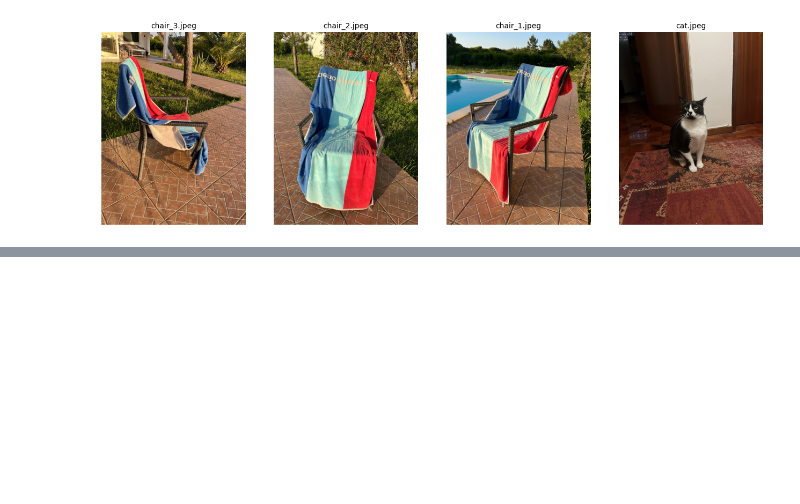
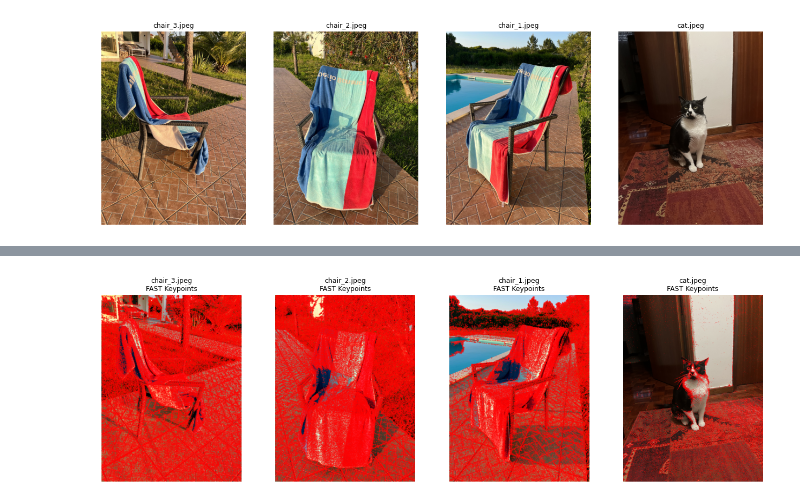
Before and after one commit to dfranco-projects/PicToMesh, a Jupyter notebook: notebooks/orb_filtering.ipynb, the cells around one changed output, grey strips where cells are left out. Drawn from its saved outputs; the diff is of its cells as text; code cells hidden in the pictures; blank space fills up the shorter version.

```diff
--- a/notebooks/orb_filtering.ipynb
+++ b/notebooks/orb_filtering.ipynb
@@ -43,7 +70,7 @@ for file in image_files:
 fig, axs = plt.subplots(1, len(images), figsize=(13, 4))
 for ax, (filename, img) in zip(axs, images):
     ax.imshow(img)
-    ax.set_title(filename, fontsize=10)
+    ax.set_title(filename, fontsize=9)
     ax.axis('off')
 
 plt.tight_layout()
@@ -54,0 +88,30 @@ plt.show()
+# %%
+# Convert RGB images to grayscale for FAST keypoint detection
+gray_images = [(fname, cv.cvtColor(img, cv.COLOR_RGB2GRAY)) for fname, img in images]
+
+# Initialize FAST detector
+fast = cv.FastFeatureDetector_create()
+
+# Detect keypoints for each image
+keypoints = []
+for _, gray in gray_images:
+    kp = fast.detect(gray, None)
+    keypoints.append(kp)
+
+# Draw keypoints on the original RGB images
+images_with_kp = [
+    cv.drawKeypoints(img, kp, None, color=(255, 0, 0))
+    for (_, img), kp in zip(images, keypoints)
+]
+
+# Plot the results
+fig, axs = plt.subplots(1, len(images), figsize=(13, 4))
+for ax, (filename, img_with_kp) in zip(axs, zip(image_files, images_with_kp)):
+    ax.imshow(img_with_kp)
+    ax.set_title(f'{filename}\nFAST Keypoints', fontsize=9)
+    ax.axis('off')
+
+plt.tight_layout()
+plt.show()
+# %% [output]
+[figure, added]
```
Also changed, not shown: parts of 9 cells of this notebook.
